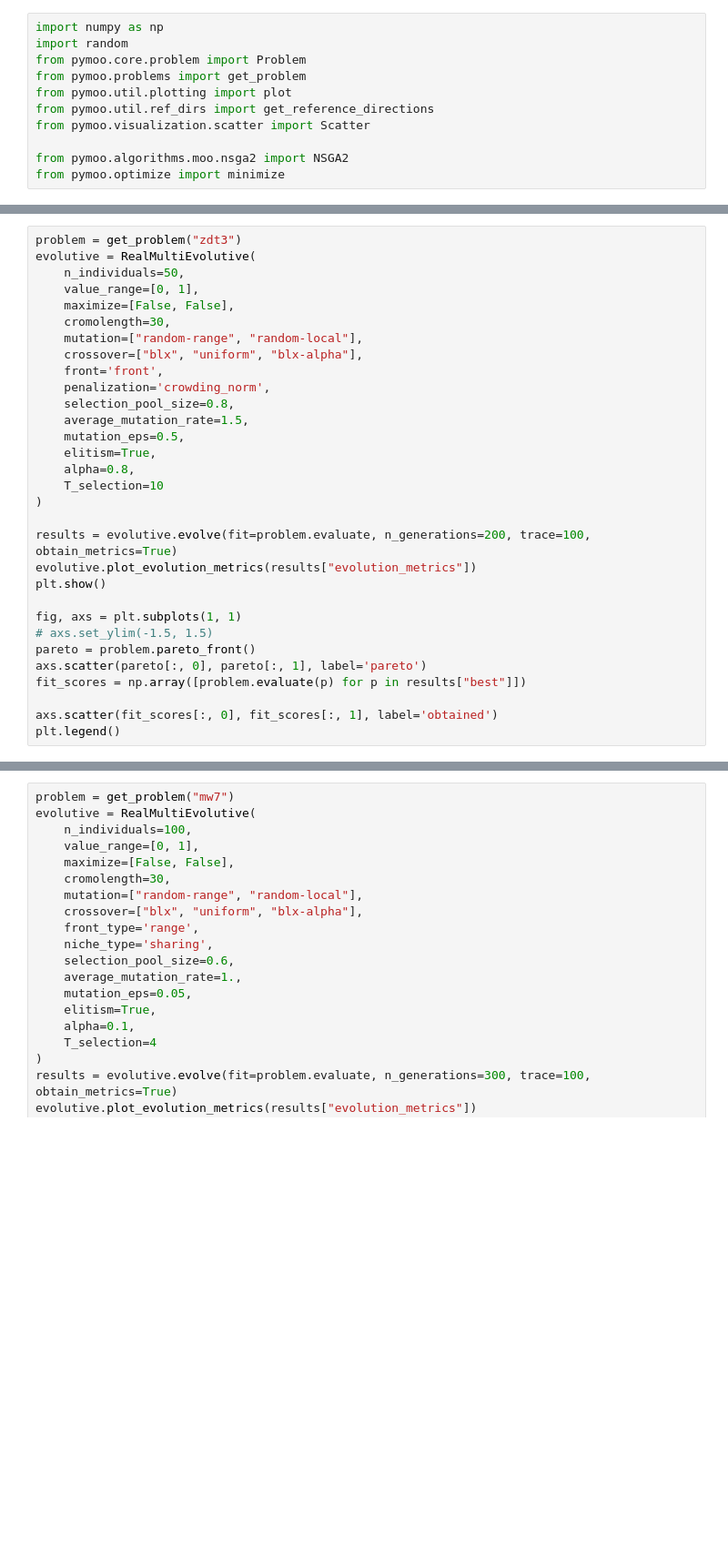
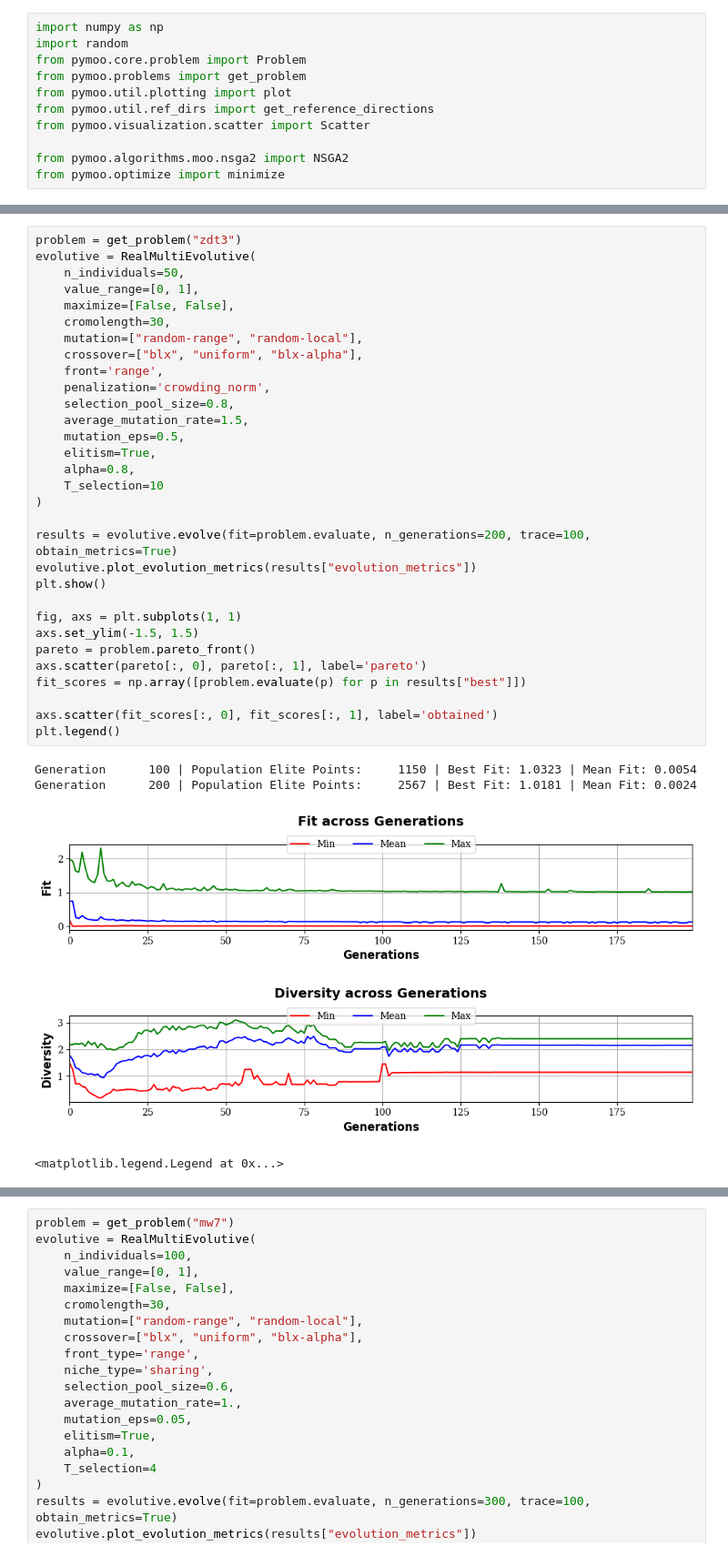
Before and after one commit to pedro-com/bioinspired-evo, a Jupyter notebook: hito2-alumno.ipynb, the cells around one changed output, grey strips where cells are left out. Shown at 91% size. Cells and saved outputs as stored; diff of their text form; blank space fills up the shorter version.

```diff
--- a/hito2-alumno.ipynb
+++ b/hito2-alumno.ipynb
@@ -85,31 +89,36 @@ plt.legend()
 # %%
 problem = get_problem("zdt3")
 evolutive = RealMultiEvolutive(
     n_individuals=50,
     value_range=[0, 1],
     maximize=[False, False],
     cromolength=30,
     mutation=["random-range", "random-local"],
     crossover=["blx", "uniform", "blx-alpha"],
-    front='front',
+    front='range',
     penalization='crowding_norm',
     selection_pool_size=0.8,
     average_mutation_rate=1.5,
     mutation_eps=0.5,
     elitism=True,
     alpha=0.8,
     T_selection=10
 )
 
 results = evolutive.evolve(fit=problem.evaluate, n_generations=200, trace=100, obtain_metrics=True)
 evolutive.plot_evolution_metrics(results["evolution_metrics"])
 plt.show()
 
 fig, axs = plt.subplots(1, 1)
-# axs.set_ylim(-1.5, 1.5)
+axs.set_ylim(-1.5, 1.5)
 pareto = problem.pareto_front()
 axs.scatter(pareto[:, 0], pareto[:, 1], label='pareto')
 fit_scores = np.array([problem.evaluate(p) for p in results["best"]])
 
 axs.scatter(fit_scores[:, 0], fit_scores[:, 1], label='obtained')
 plt.legend()
+# %% [output]
+Generation      100 | Population Elite Points:     1150 | Best Fit: 1.0323 | Mean Fit: 0.0054
+Generation      200 | Population Elite Points:     2567 | Best Fit: 1.0181 | Mean Fit: 0.0024
+[figure, added]
+<matplotlib.legend.Legend at 0x...>
```
Also changed, not shown: parts of 5 cells of this notebook, 2 other files.
